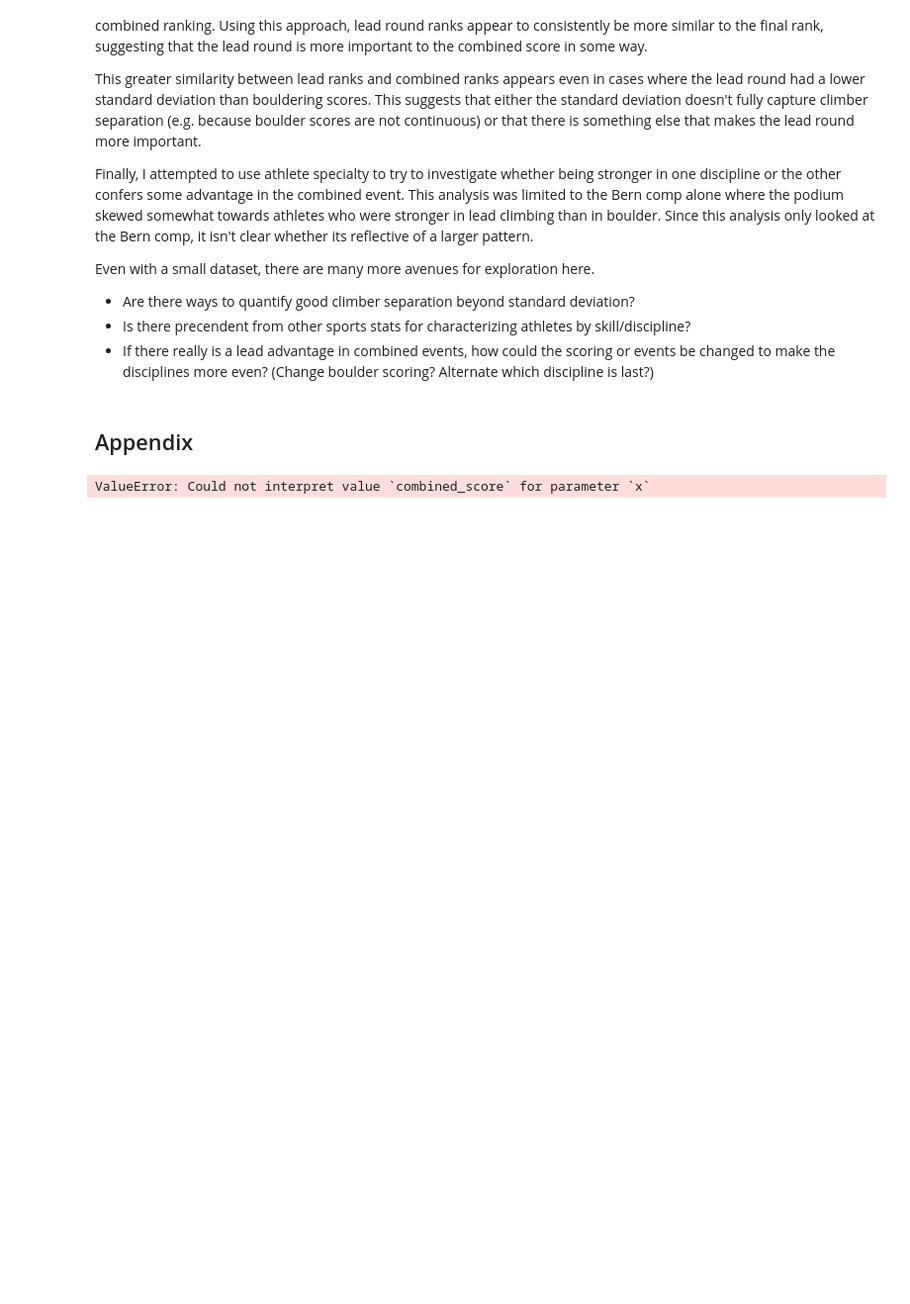
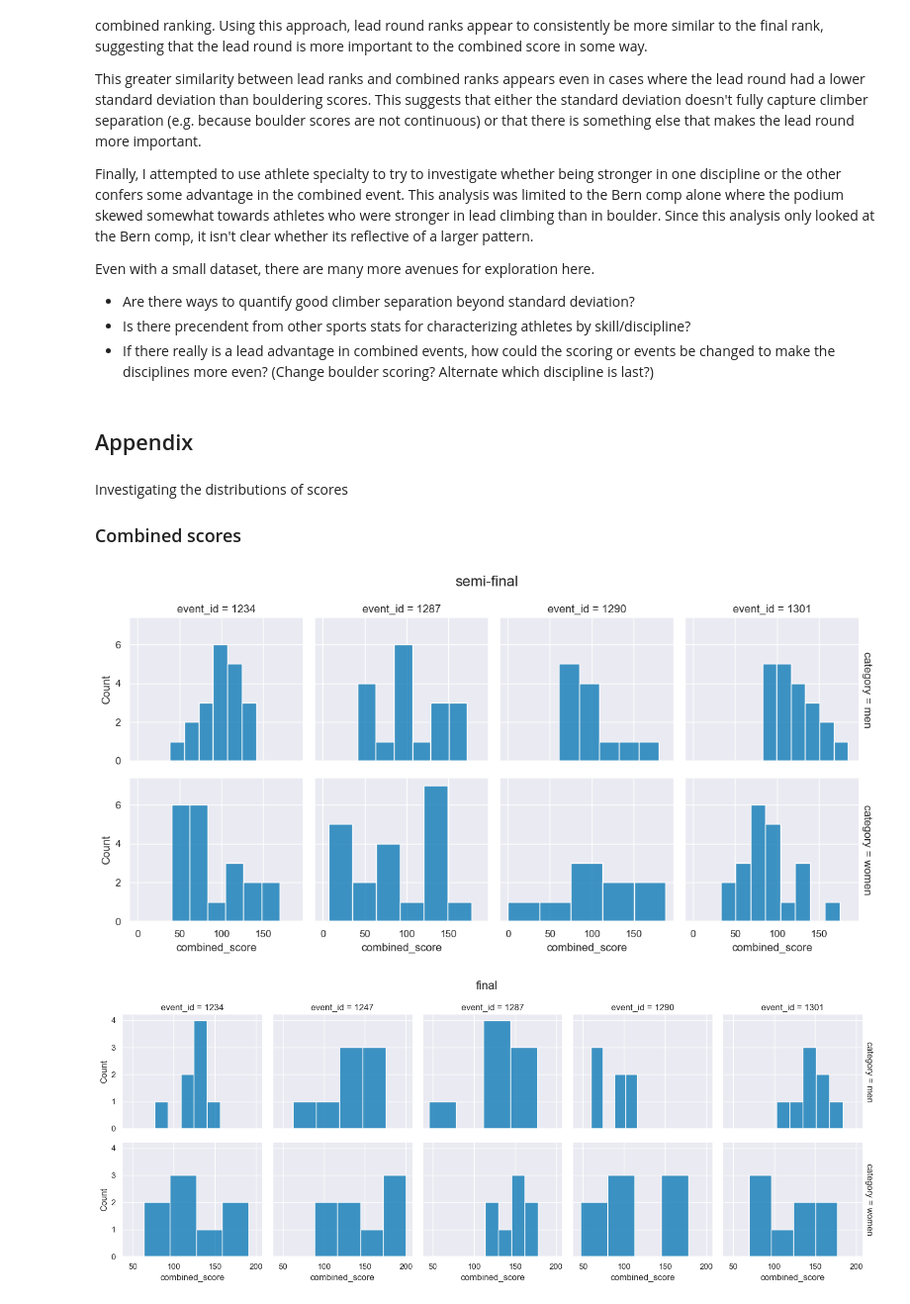
Before and after one commit to mlauter/compclimbingstats, a Jupyter notebook: leadadvantage.ipynb, the cells around one changed output. Shown: that part at 99% size. Cells and saved outputs as stored; diff of their text form; code cells hidden in the pictures; blank space fills up the shorter version.

Commit message:
Plot the distributions

```diff
--- a/leadadvantage.ipynb
+++ b/leadadvantage.ipynb
@@ -487,16 +487,21 @@ Even with a small dataset, there are many more avenues for exploration here.
 - If there really is a lead advantage in combined events, how could the scoring or events be changed to make the disciplines more even? (Change boulder scoring? Alternate which discipline is last?)
 # %% [markdown]
 ## Appendix
+# %% [markdown]
+Investigating the distributions of scores
+
+### Combined scores
 # %%
 from matplotlib import colors as pltcolors
-cleandf.loc[:,'event_id_str'] = cleandf['event_id'].astype(str)
-men_semis = cleandf[(cleandf.category == 'men') & (cleandf.stage == 'semi-final')]
+cleandf.loc[:,'event_id_str'] = cleandf.event_id.astype(str)
 
 sns.set_theme(palette="colorblind")
 
-#g = sns.FacetGrid(cleandf, col="category", row="stage")
-
-#g.map(sns.kdeplot, 'combined_score', hue='event_id')
-sns.kdeplot(x='combined_score', hue='event_id_str')
+for stage in ['semi-final', 'final']:
+    df = cleandf[cleandf.stage == stage]
+    g = sns.FacetGrid(df, col='event_id', row='category', row_order=['men', 'women'], margin_titles=True)
+    g.figure.suptitle(stage, size=16)
+    g.map(sns.histplot, 'combined_score')
 # %% [output]
-ValueError: Could not interpret value `combined_score` for parameter `x`
+[figure, added]
+[figure, added]
```
Also changed, not shown: parts of 7 cells of this notebook.
